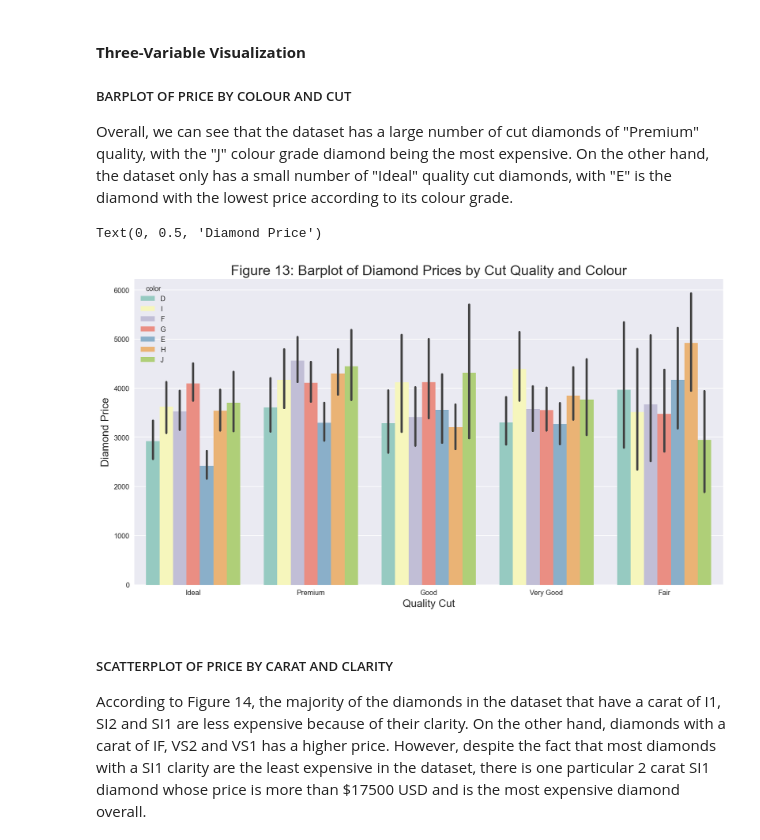
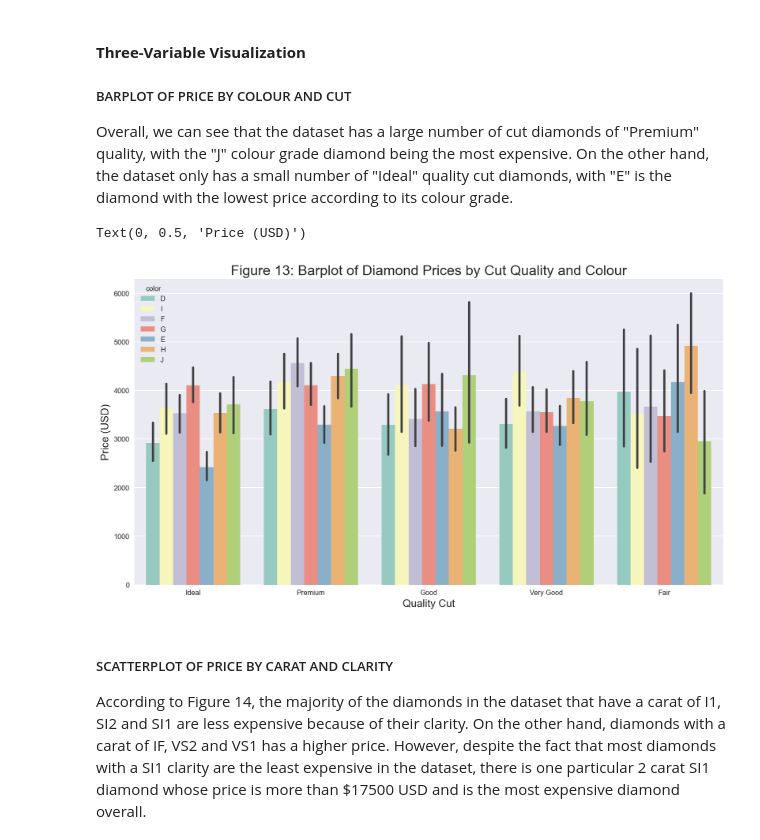
Before and after one commit to s3955624-Chee-Kin-Go/Phase-1, a Jupyter notebook: Phase 1 (Updated).ipynb, the cells around one changed output. Cells and saved outputs as stored; diff of their text form; code cells hidden in the pictures.

```diff
--- a/Phase 1 (Updated).ipynb
+++ b/Phase 1 (Updated).ipynb
@@ -405,12 +405,12 @@ Overall, we can see that the dataset has a large number of cut diamonds of "Prem
 # %%
 plt.figure(figsize = (15,8))
 fig_4 = sns.barplot(x ='cut', y ='price', hue = 'color', data = df, palette='Set3')
 plt.title('Figure 13: Barplot of Diamond Prices by Cut Quality and Colour', fontsize = 20)
 plt.xlabel('Quality Cut', fontsize = 15)
-plt.ylabel('Diamond Price', fontsize = 15)
+plt.ylabel('Price (USD)', fontsize = 15)
 # %% [output]
-Text(0, 0.5, 'Diamond Price')
+Text(0, 0.5, 'Price (USD)')
-[figure, old version]
+[figure, new version]
 # %% [markdown]
 <h5>SCATTERPLOT OF PRICE BY CARAT AND CLARITY</h5>
 According to Figure 14, the majority of the diamonds in the dataset that have a carat of I1, SI2 and SI1 are less expensive because of their clarity. On the other hand, diamonds with a carat of IF, VS2 and VS1 has a higher price. However, despite the fact that most diamonds with a SI1 clarity are the least expensive in the dataset, there is one particular 2 carat SI1 diamond whose price is more than $17500 USD and is the most expensive diamond overall.
```
Also changed, not shown: parts of 1 cell of this notebook.
